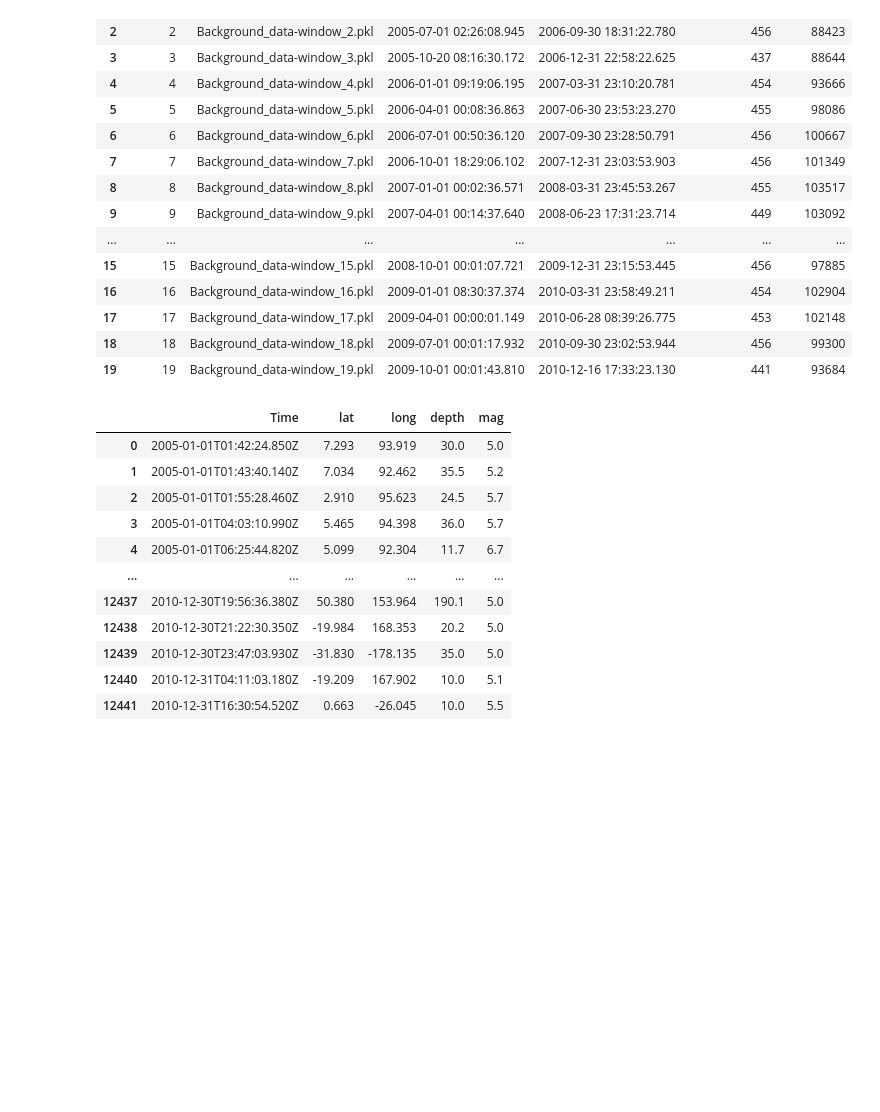
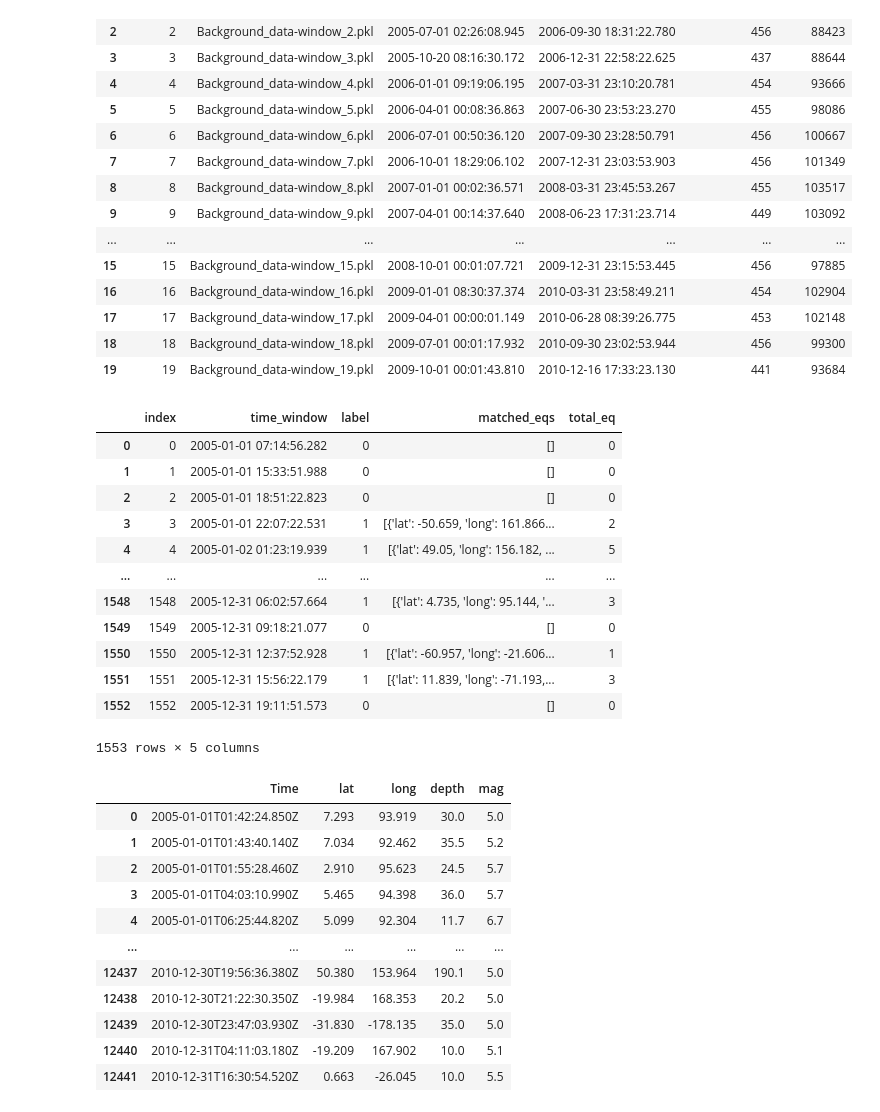
Before and after one commit to Meghababu99/Demeter-Anomaly-Detection-Framework, a Jupyter notebook: Final-Code/STSM/Data-recheck.ipynb, the cells around one changed output. Drawn from its saved outputs; the diff is of its cells as text; code cells hidden in the pictures; blank space fills up the shorter version.

```diff
--- a/Final-Code/STSM/Data-recheck.ipynb
+++ b/Final-Code/STSM/Data-recheck.ipynb
@@ -138,6 +121,23 @@ display(window_summary_df)
 | 17 | 17 | Background_data-window_17.pkl | 2009-04-01 00:00:01.149 | 2010-06-28 08:39:26.775 | 453 | 102148 |
 | 18 | 18 | Background_data-window_18.pkl | 2009-07-01 00:01:17.932 | 2010-09-30 23:02:53.944 | 456 | 99300 |
 | 19 | 19 | Background_data-window_19.pkl | 2009-10-01 00:01:43.810 | 2010-12-16 17:33:23.130 | 441 | 93684 |
+# %%
+labelled_df = pd.read_csv("D:\GIT\Demeter-Anomaly-Detection-Framework\Data\Bg_window_data\summary_df_train_30D-22SW-tw48_w0.csv")
+labelled_df
+# %% [output]
+|  | index | time_window | label | matched_eqs | total_eq |
+| 0 | 0 | 2005-01-01 07:14:56.282 | 0 | [] | 0 |
+| 1 | 1 | 2005-01-01 15:33:51.988 | 0 | [] | 0 |
+| 2 | 2 | 2005-01-01 18:51:22.823 | 0 | [] | 0 |
+| 3 | 3 | 2005-01-01 22:07:22.531 | 1 | [{'lat': -50.659, 'long': 161.866... | 2 |
+| 4 | 4 | 2005-01-02 01:23:19.939 | 1 | [{'lat': 49.05, 'long': 156.182, ... | 5 |
+| ... | ... | ... | ... | ... | ... |
+| 1548 | 1548 | 2005-12-31 06:02:57.664 | 1 | [{'lat': 4.735, 'long': 95.144, '... | 3 |
+| 1549 | 1549 | 2005-12-31 09:18:21.077 | 0 | [] | 0 |
+| 1550 | 1550 | 2005-12-31 12:37:52.928 | 1 | [{'lat': -60.957, 'long': -21.606... | 1 |
+| 1551 | 1551 | 2005-12-31 15:56:22.179 | 1 | [{'lat': 11.839, 'long': -71.193,... | 3 |
+| 1552 | 1552 | 2005-12-31 19:11:51.573 | 0 | [] | 0 |
+1553 rows × 5 columns
 # %%
 eq = pd.read_csv("D:\GIT\Demeter-Anomaly-Detection-Framework\Data\EQ.csv")
 # %%
```
Also changed, not shown: parts of 2 cells of this notebook.
